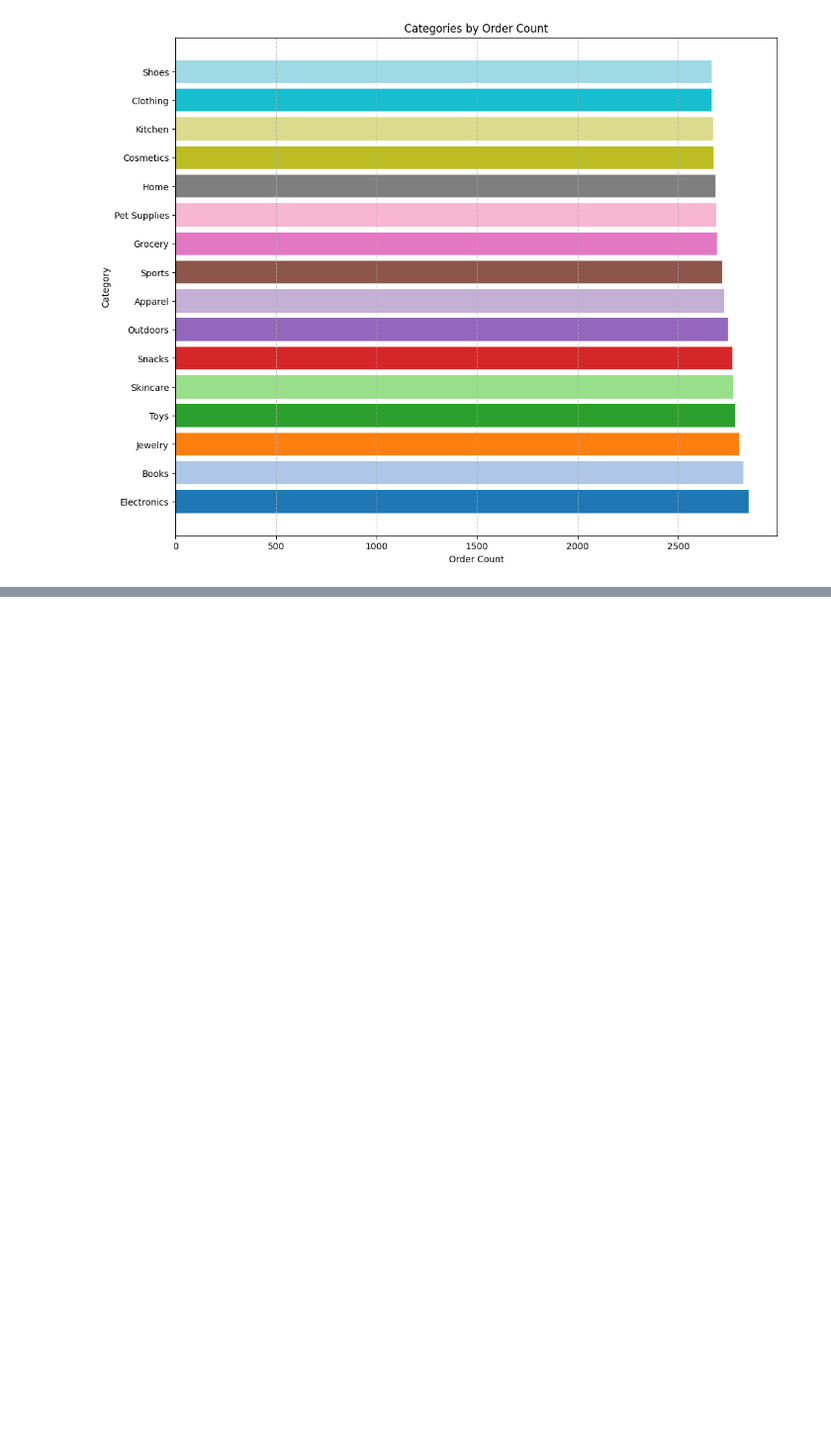
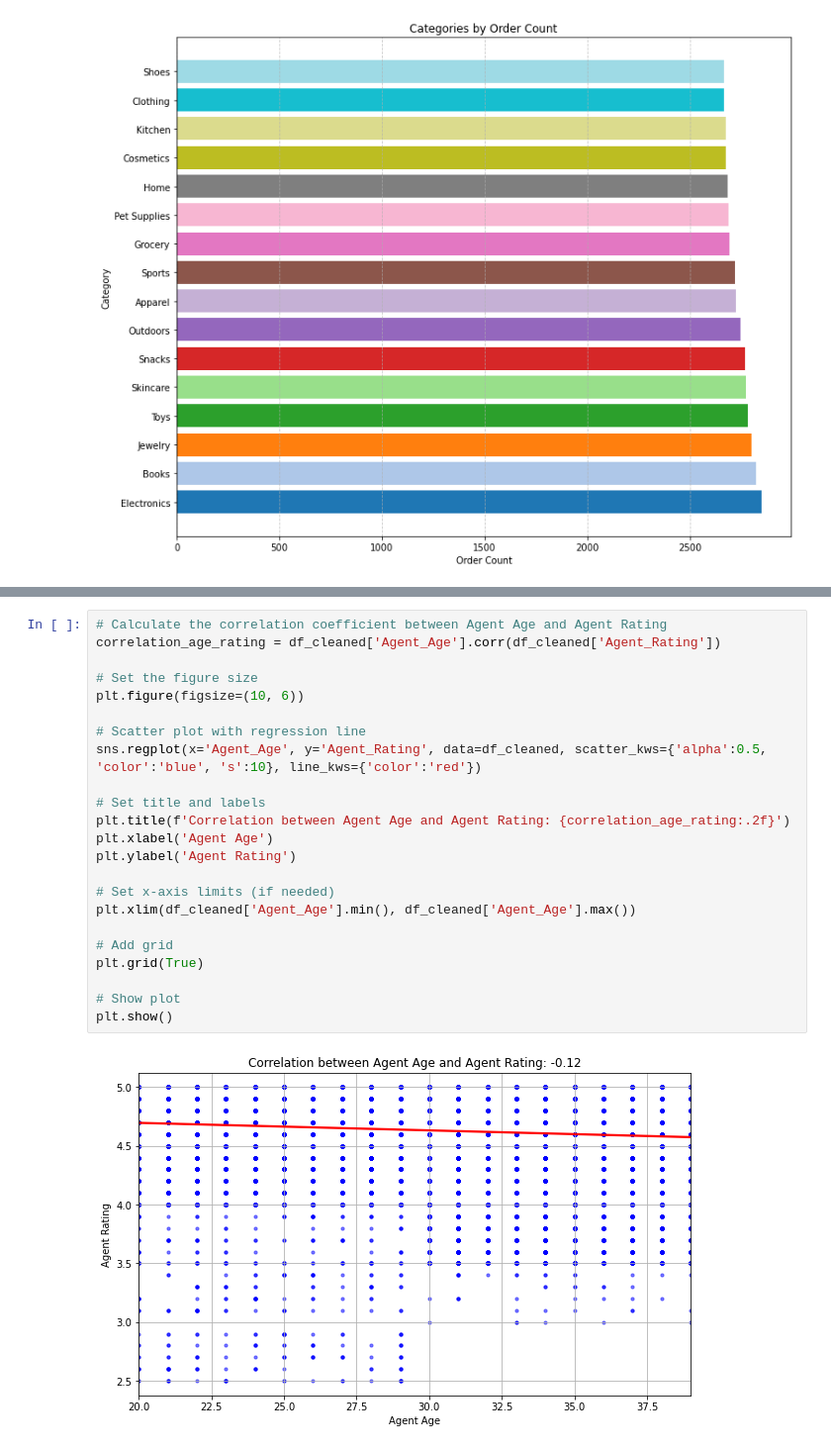
Before and after one commit to ngambip/Amazon_Delivery., a Jupyter notebook: Amazon_deliver (2).ipynb, the cells around one changed output, grey strips where cells are left out. Shown at 99% size. Cells and saved outputs as stored; diff of their text form; blank space fills up the shorter version.

```diff
--- a/Amazon_deliver (2).ipynb
+++ b/Amazon_deliver (2).ipynb
@@ -448,0 +496,25 @@ plt.show()
+# %%
+# Calculate the correlation coefficient between Agent Age and Agent Rating
+correlation_age_rating = df_cleaned['Agent_Age'].corr(df_cleaned['Agent_Rating'])
+
+# Set the figure size
+plt.figure(figsize=(10, 6))
+
+# Scatter plot with regression line
+sns.regplot(x='Agent_Age', y='Agent_Rating', data=df_cleaned, scatter_kws={'alpha':0.5, 'color':'blue', 's':10}, line_kws={'color':'red'})
+
+# Set title and labels
+plt.title(f'Correlation between Agent Age and Agent Rating: {correlation_age_rating:.2f}')
+plt.xlabel('Agent Age')
+plt.ylabel('Agent Rating')
+
+# Set x-axis limits (if needed)
+plt.xlim(df_cleaned['Agent_Age'].min(), df_cleaned['Agent_Age'].max())
+
+# Add grid
+plt.grid(True)
+
+# Show plot
+plt.show()
+# %% [output]
+[figure, added]
```
Also changed, not shown: parts of 13 cells of this notebook, 1 other file.
